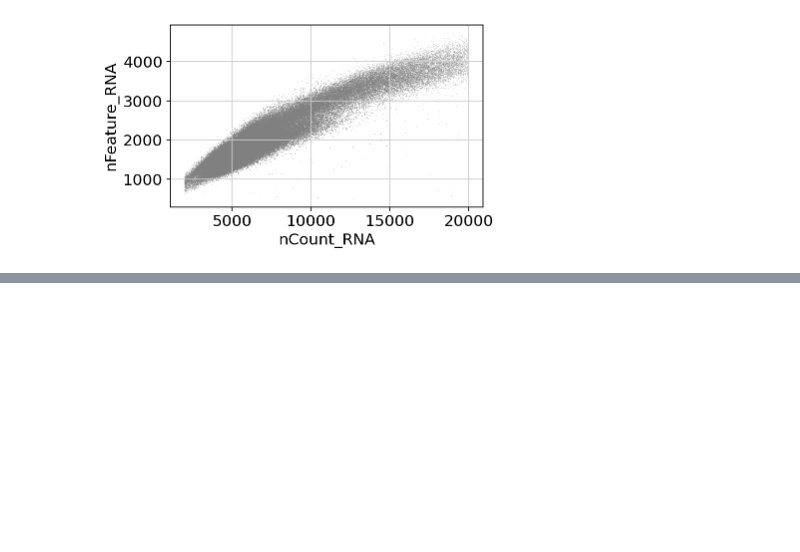
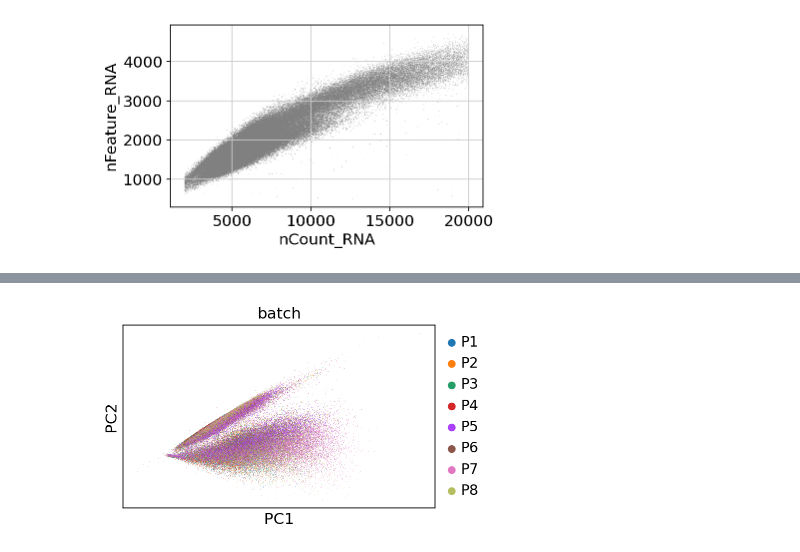
Before and after one commit to SteshinSS/NeurIPS2021, a Jupyter notebook: notebooks/EDA/adt_gex/azimuth.ipynb, the cells around one changed output, grey strips where cells are left out. Saved outputs shown, nothing was run; the diff lists cells and outputs as text; code cells hidden in the pictures; blank space fills up the shorter version.

```diff
--- a/notebooks/EDA/adt_gex/azimuth.ipynb
+++ b/notebooks/EDA/adt_gex/azimuth.ipynb
@@ -180,0 +191,4 @@ sc.pl.scatter(data, x='nCount_RNA', y='nFeature_RNA')
+# %%
+sc.pl.pca(data, color='batch')
+# %% [output]
+[figure, added]
```
Also changed, not shown: parts of 14 cells of this notebook, 5 other files.
